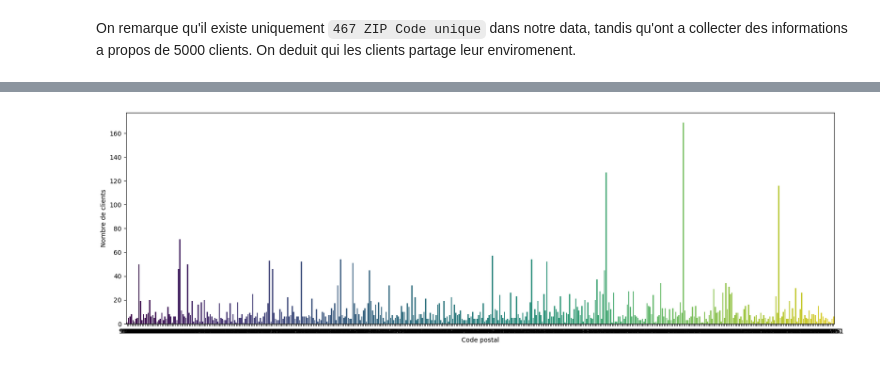
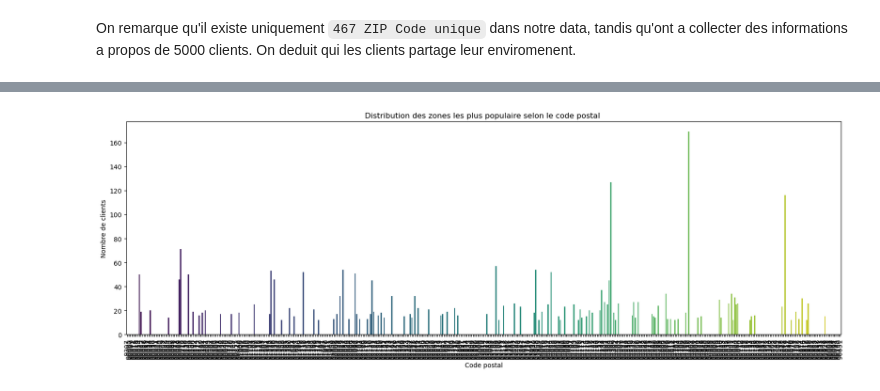
Before and after one commit to ImadElMaftouhi/Projet_dataMining, a Jupyter notebook: clustering.ipynb, the cells around one changed output, grey strips where cells are left out. Drawn from its saved outputs; the diff is of its cells as text; code cells hidden in the pictures.

```diff
--- a/clustering.ipynb
+++ b/clustering.ipynb
@@ -297,0 +319,2 @@ On deduit qui les clients partage leur enviromenent.
+# %%
+zip_code_df = zip_code_df.drop(zip_code_df[zip_code_df['ZIP Code'] == 9307].index)
@@ -298,18 +337,19 @@ On deduit qui les clients partage leur enviromenent.
 # %%
-zip_code_grouped = df.groupby('ZIP Code').size()
-
-# Convertir en DataFrame et renommer la colonne
-zip_code_df = pd.DataFrame({'count': zip_code_grouped}).reset_index()
-
 # Tracer le graphique à barres
 plt.figure(figsize=(20, 6))
-sns.barplot(data=zip_code_df, x='ZIP Code', y='count', palette='viridis')
 
-# Définir les étiquettes des axes
+sns.barplot(data = zip_code_df[zip_code_df['count'] >
+                               round(zip_code_df['count'].mean())],
+            x='ZIP Code',
+            y='count',
+            palette='viridis'
+           )
+
 plt.xlabel('Code postal')
 plt.ylabel('Nombre de clients')
+plt.title('Distribution des zones les plus populaire selon le code postal ')
+plt.xticks(rotation = 90, fontsize = 10)
 
-# Afficher le graphique
 plt.show()
 # %% [output]
-[figure, old version]
+[figure, new version]
```
Also changed, not shown: parts of 17 cells of this notebook.
